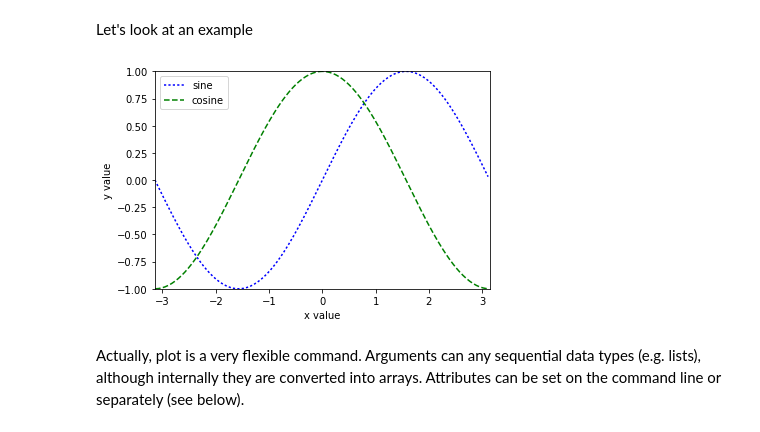
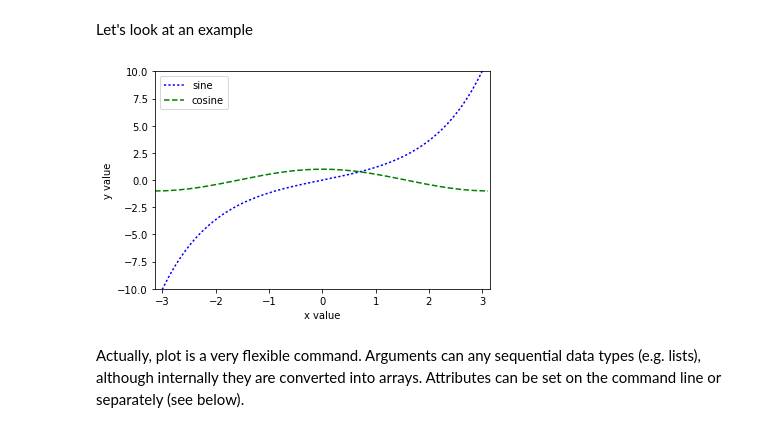
Before and after one commit to data-8/physics-connector, a Jupyter notebook: sp18/Week3/Lecture03.ipynb, the cells around one changed output. Drawn from its saved outputs; the diff is of its cells as text; code cells hidden in the pictures.

```diff
--- a/sp18/Week3/Lecture03.ipynb
+++ b/sp18/Week3/Lecture03.ipynb
@@ -96,19 +106,19 @@ Let's look at an example
 # %%
 from pylab import * # import all functions from numpy, scipy, and matplotlib. Beware ! Overloads functions like sqrt, sin
 
 # make plots inline
 %matplotlib inline
 x = arange(-pi, pi, pi/100)   # create an array of x values
-plot(x, sin(x), 'b:', label='sine' )   # plot arrays x and sin(x), in blue, solid line
+plot(x, sinh(x), 'b:', label='sine' )   # plot arrays x and sin(x), in blue, solid line
 plot(x, cos(x), 'g--', label='cosine' )
 xlabel('x value' )
 ylabel('y value' )
 xlim(-pi, pi)
-ylim(-1, 1)
+ylim(-10, 10)
 legend(loc='upper left')
 show()
 # %% [output]
-[figure, old version]
+[figure, new version]
 # %% [markdown]
 Actually, plot is a very flexible command. Arguments can any sequential data types (e.g. lists), although internally they are converted into arrays. Attributes can be set on the command line or separately (see below).
 # %%
```
Also changed, not shown: parts of 13 cells of this notebook, 1 other file.
